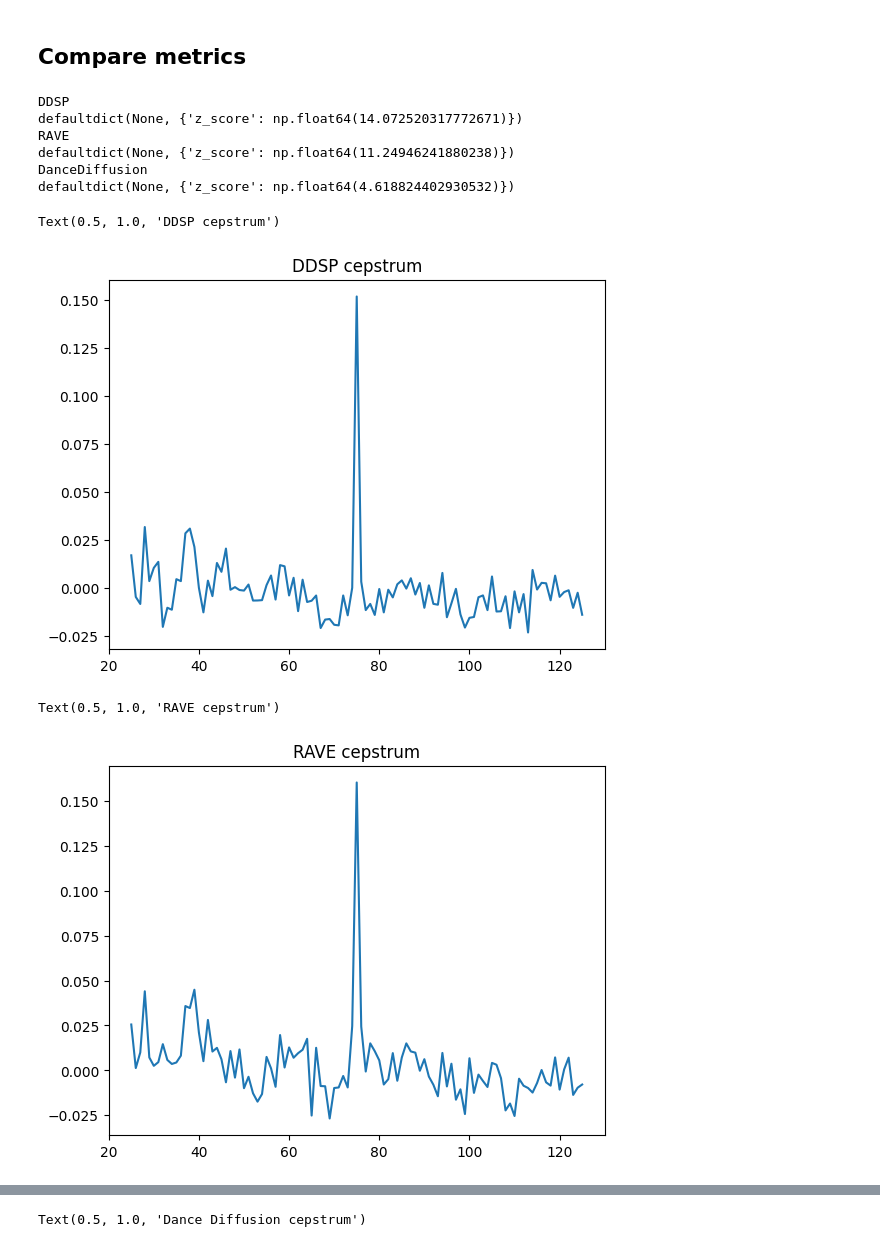
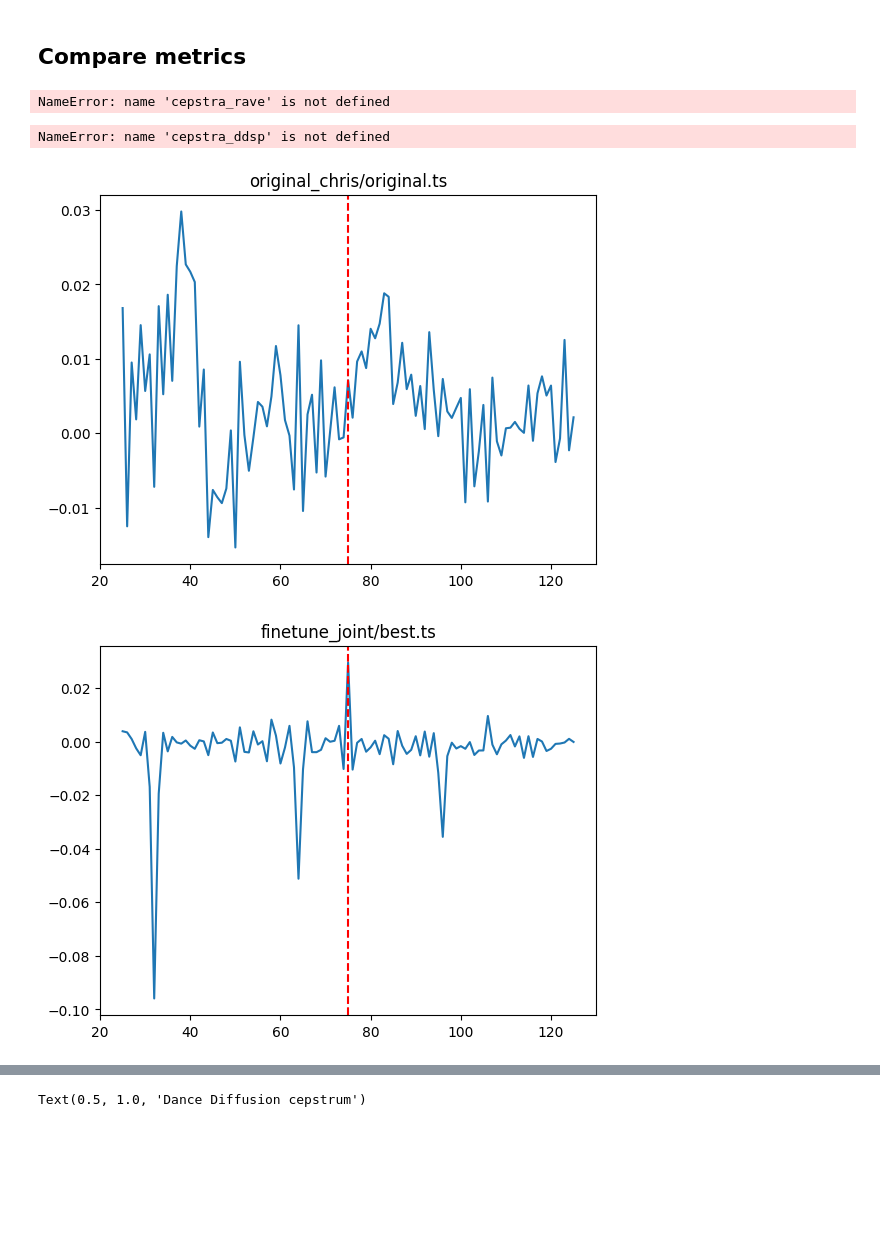
Before and after one commit to mamodrzejewski/hidden-echoes, a Jupyter notebook: Audio2AudioEchoes/notebooks/compare_metrics.ipynb, the cells around one changed output, grey strips where cells are left out. Drawn from its saved outputs; the diff is of its cells as text; code cells hidden in the pictures; blank space fills up the shorter version.

Commit message:
feat: add RAVE and DDSP notebook with training analysis

```diff
--- a/Audio2AudioEchoes/notebooks/compare_metrics.ipynb
+++ b/Audio2AudioEchoes/notebooks/compare_metrics.ipynb
@@ -193,7 +245,7 @@ for model, cep in zip(metrics.keys(), (cepstra_ddsp, cepstra_rave, cepstra_dd)):
     if cep is not None:
         metrics[model]["z_score"] = get_z_score(cep[0], 75, 0, 25)
         metrics[model]["mad_z_score"] = get_median_z_score(cep[0],75)
-        metrics[model]["blurry_z_score"] = get_median_z_score(cep[0],75, search_width=3)
+        metrics[model]["blurry_z_score"] = get_local_peak_z(cep[0],75, search_width=3, start_buff=25)
 
 
 
@@ -201,21 +253,20 @@ for key in metrics.keys():
     print(key)
     print(metrics[key])
 # %% [output]
-DDSP
-defaultdict(None, {'z_score': np.float64(14.072520317772671)})
-RAVE
-defaultdict(None, {'z_score': np.float64(11.24946241880238)})
-DanceDiffusion
-defaultdict(None, {'z_score': np.float64(4.618824402930532)})
+NameError: name 'cepstra_rave' is not defined
 # %%
 plt.plot(cepstra_ddsp[0])
+plt.axvline(x=75, color='red', linestyle='--')
 plt.title("DDSP cepstrum")
 # %% [output]
-Text(0.5, 1.0, 'DDSP cepstrum')
+NameError: name 'cepstra_ddsp' is not defined
-[figure, removed]
 # %%
-plt.plot(cepstra_rave[0])
-plt.title("RAVE cepstrum")
+# plot rave_cepstra_dict
+for x in rave_cepstra_dict.keys():
+    plt.plot(rave_cepstra_dict[x][0])
+    plt.axvline(x=75, color='red', linestyle='--')
+    plt.title(x)
+    plt.show()
 # %% [output]
-Text(0.5, 1.0, 'RAVE cepstrum')
-[figure, old version]
+[figure, new version]
+[figure, added]
```
Also changed, not shown: parts of 14 cells of this notebook, 3 other files.
